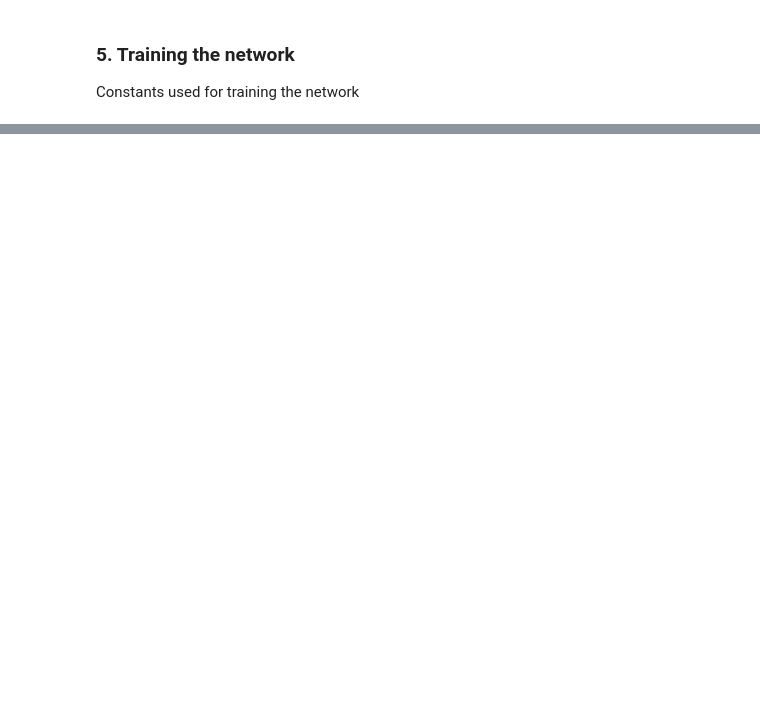
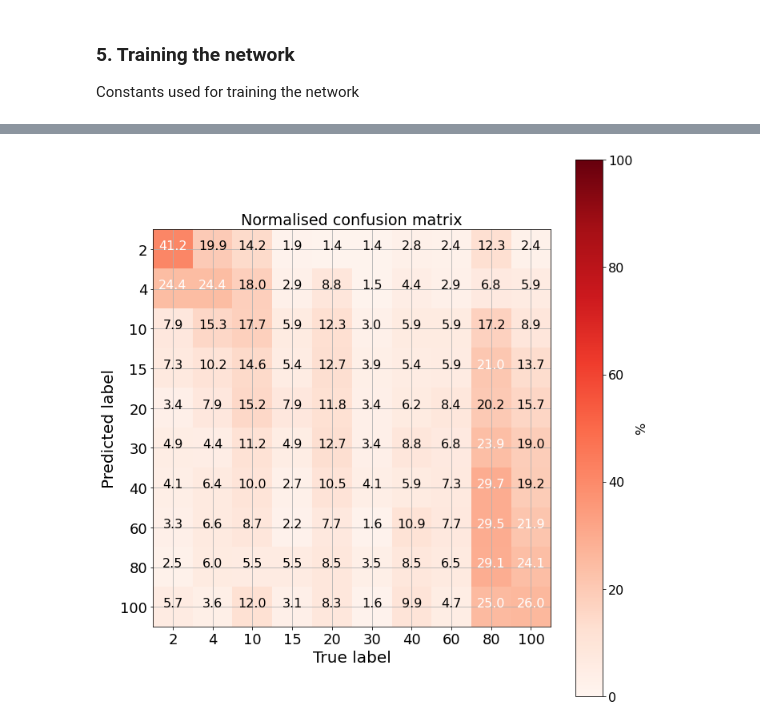
Before and after one commit to SoumyaShreeram/Microlensing_with_NeuralNets, a Jupyter notebook: 05_Testing_NNs_Season_Gaps_without_Interpolation.ipynb, the cells around one changed output, grey strips where cells are left out. Saved outputs shown, nothing was run; the diff lists cells and outputs as text; code cells hidden in the pictures; blank space fills up the shorter version.

```diff
--- a/05_Testing_NNs_Season_Gaps_without_Interpolation.ipynb
+++ b/05_Testing_NNs_Season_Gaps_without_Interpolation.ipynb
@@ -319,0 +308,6 @@ print(classification_report(output_ref_c, output_predict_c,  \
+# %%
+y_predict = np.argmax(predictions, axis=1)
+y_test = np.argmax(testy, axis=1)
+
+print('Test set classification report:\n')
+print(classification_report(y_test, y_predict, target_names=output_class_names))
@@ -320,19 +333,21 @@ print(classification_report(output_ref_c, output_predict_c,  \
 # %%
 # need this to avoid callback errors
 from sklearn.metrics import confusion_matrix
 importlib.reload(dat)
 
 # generate confusion matrix
-cfm = confusion_matrix(output_ref_c, output_predict_c)
+cfm = confusion_matrix(y_test, y_predict)
 
 # row normalisation of confusion matrix
 cfm_probability = cfm.astype('float')/cfm.sum(axis=1)[:, np.newaxis]
 # confusion probability matrix
 cfm_probability = cfm_probability * 100.0
 
 fig, ax = plt.subplots(1,1, figsize=(10,10))
-dat.plotConfusionMatrix(ax, cfm_probability, output_class_names)
+dat.plotConfusionMatrix(ax, cfm_probability, output_class_names, 1)
 
 # save figure
-fig.savefig(save_image_dir+'/cfm_%s_epochs_%d.png'%(model_name, max_epochs))
+fig.savefig(save_image_dir+'/cfm_%s_epochs_%d_noInter.png'%(model_name, max_epochs))
 fig.tight_layout()
+# %% [output]
+[figure, added]
```
Also changed, not shown: parts of 18 cells of this notebook.
